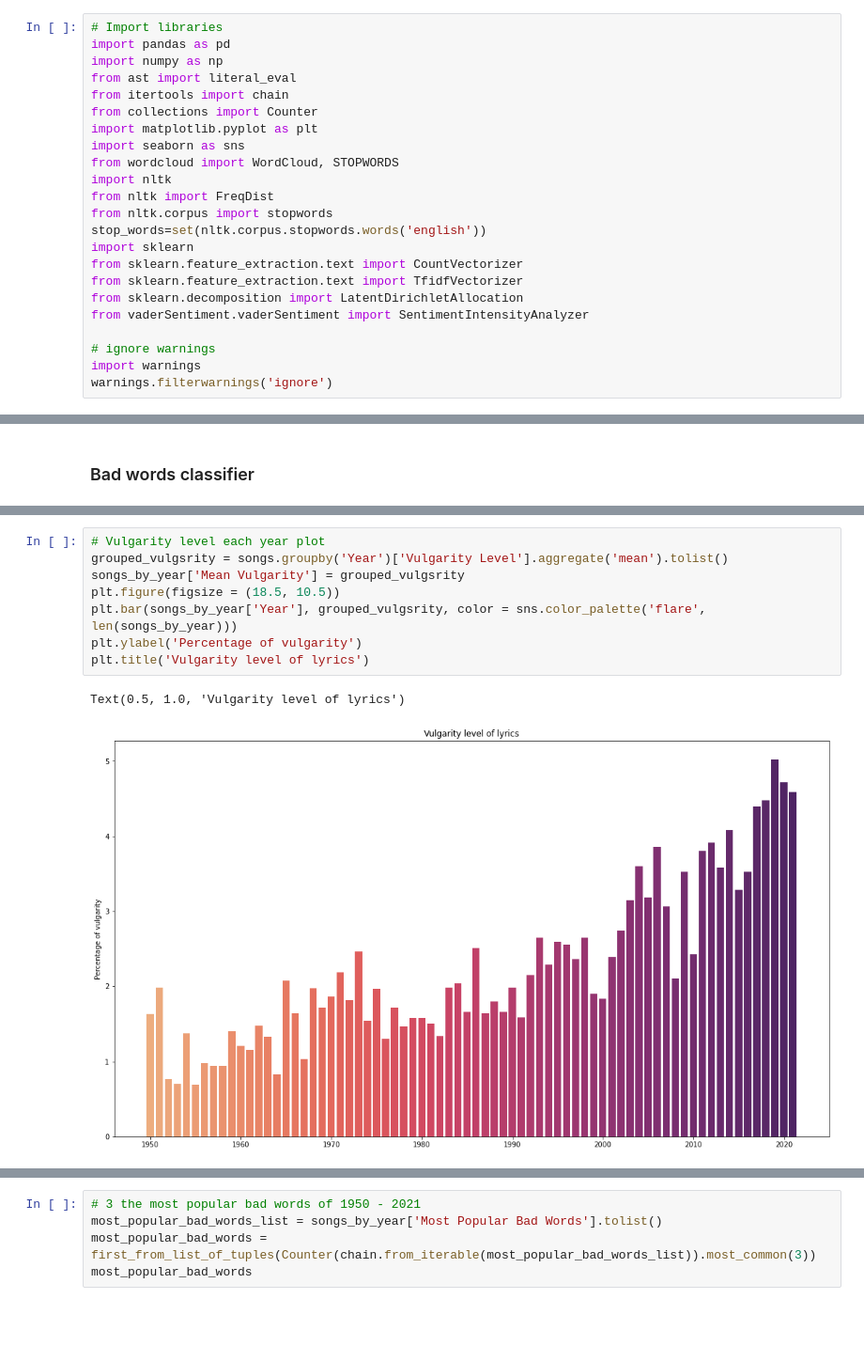
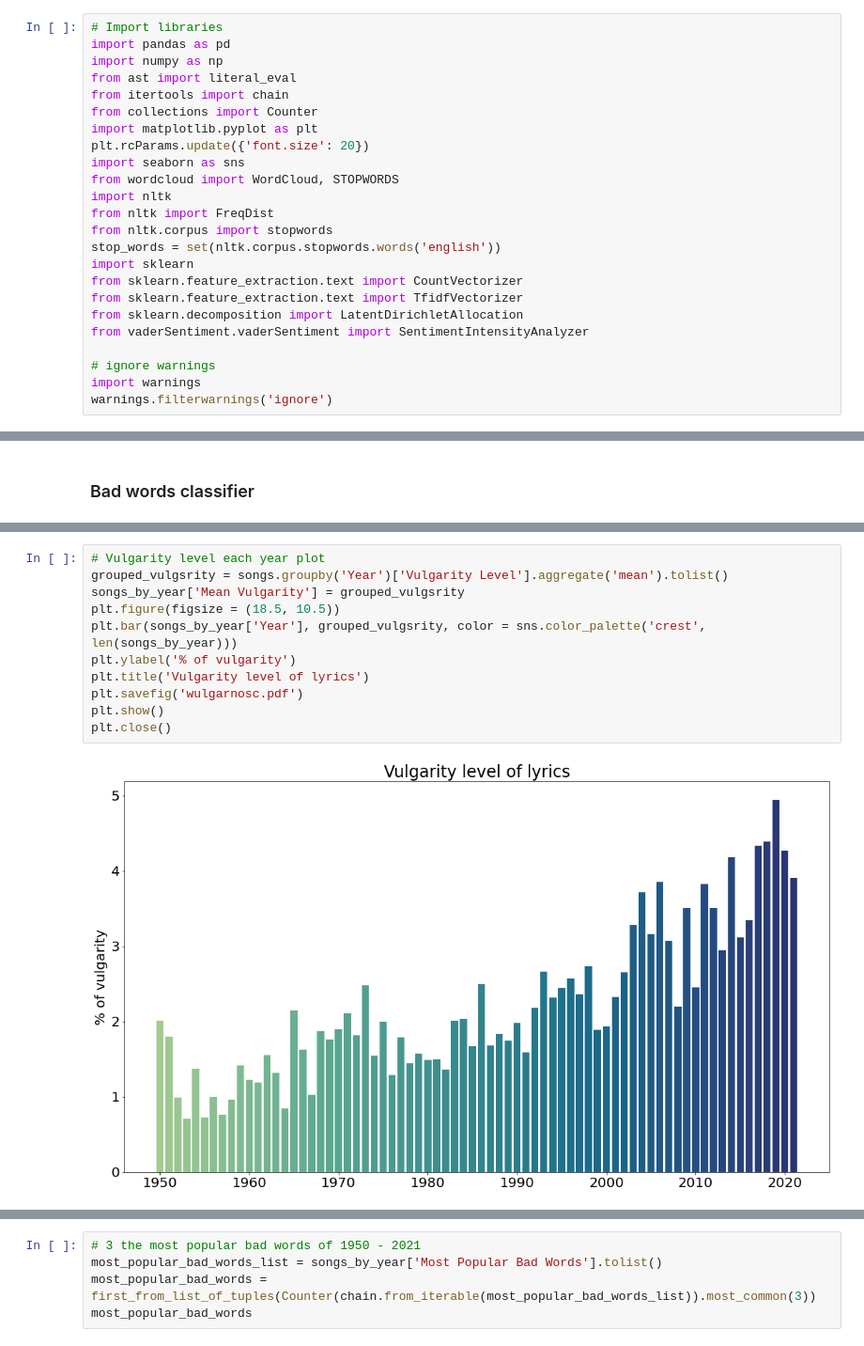
Before and after one commit to alsarna/lyrics_nlp, a Jupyter notebook: lyrics_analysis.ipynb, the cells around one changed output, grey strips where cells are left out. Shown at 94% size. Drawn from its saved outputs; the diff is of its cells as text; blank space fills up the shorter version.

```diff
--- a/lyrics_analysis.ipynb
+++ b/lyrics_analysis.ipynb
@@ -8,12 +8,13 @@ from ast import literal_eval
 from itertools import chain
 from collections import Counter
 import matplotlib.pyplot as plt
+plt.rcParams.update({'font.size': 20})
 import seaborn as sns
 from wordcloud import WordCloud, STOPWORDS
 import nltk
 from nltk import FreqDist
 from nltk.corpus import stopwords
-stop_words=set(nltk.corpus.stopwords.words('english'))
+stop_words = set(nltk.corpus.stopwords.words('english'))
 import sklearn
 from sklearn.feature_extraction.text import CountVectorizer
 from sklearn.feature_extraction.text import TfidfVectorizer
@@ -207,14 +210,16 @@ display(songs[['Position', 'Artist', 'Song Title', 'Year', 'Vulgarity Level']])
 # %%
 # Vulgarity level each year plot
 grouped_vulgsrity = songs.groupby('Year')['Vulgarity Level'].aggregate('mean').tolist()
 songs_by_year['Mean Vulgarity'] = grouped_vulgsrity
 plt.figure(figsize = (18.5, 10.5))
-plt.bar(songs_by_year['Year'], grouped_vulgsrity, color = sns.color_palette('flare', len(songs_by_year)))
-plt.ylabel('Percentage of vulgarity')
+plt.bar(songs_by_year['Year'], grouped_vulgsrity, color = sns.color_palette('crest', len(songs_by_year)))
+plt.ylabel('% of vulgarity')
 plt.title('Vulgarity level of lyrics')
+plt.savefig('wulgarnosc.pdf')
+plt.show()
+plt.close()
 # %% [output]
-Text(0.5, 1.0, 'Vulgarity level of lyrics')
-[figure, old version]
+[figure, new version]
 # %%
 # 3 most popular words classified as bad words each year
 lst_of_top3_bad_words = []
```
Also changed, not shown: parts of 24 cells of this notebook.
